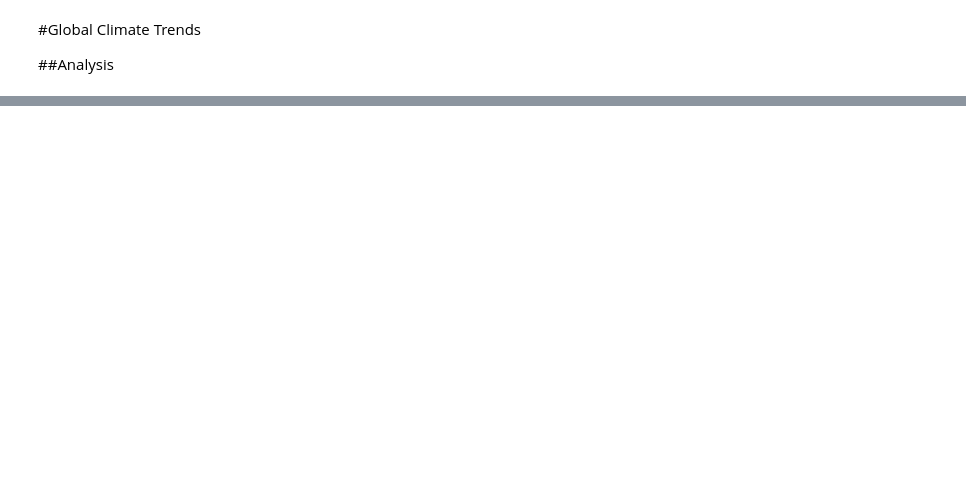
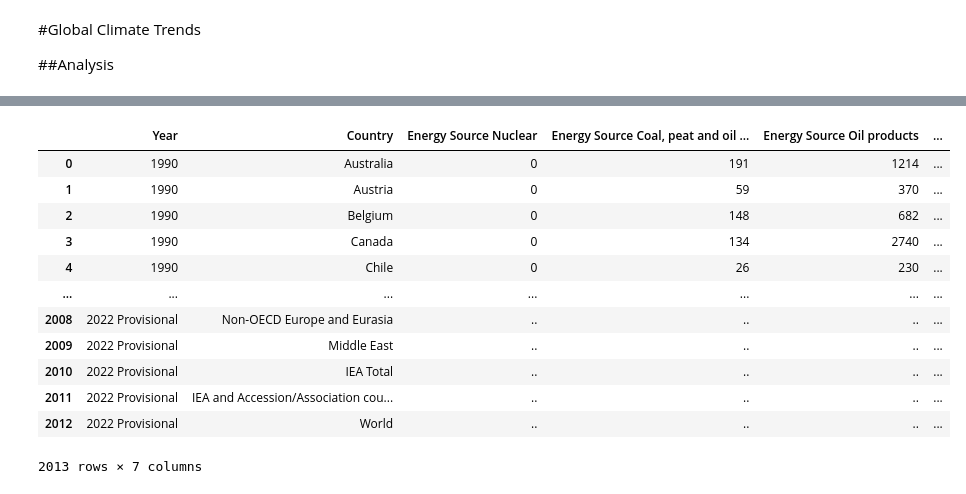
Before and after one commit to maddiebowman/Global_Climate_Change_Trends, a Jupyter notebook: GlobalClimateTrends.ipynb, the cells around one changed output, grey strips where cells are left out. Saved outputs shown, nothing was run; the diff lists cells and outputs as text; code cells hidden in the pictures; blank space fills up the shorter version.

```diff
--- a/GlobalClimateTrends.ipynb
+++ b/GlobalClimateTrends.ipynb
@@ -631,0 +40,12 @@ plt.show()
+# %%
+def merge_dfs(dfs, column_list):
+    # Store the first dataframe as initial value
+    merged_df = dfs[0]
+
+    # Loop over the dataframes starting from the second place in the array - always the 2nd, regardless of the df
+    for df in dfs[1:]:
+        # Merge the dataframes
+        merged_df = pd.merge(merged_df, df, on=column_list, how='outer')
+
+    # Return the merged dataframe
+    return merged_df
@@ -631,0 +93,51 @@ plt.show()
+# %%
+# Create an array to store the dataframes
+df_energy_source_array = []
+
+# Loop over unique values in the column "Product"
+for product in energy_source_df['Product'].unique():
+
+    # Create an array to store the temporary dataframes
+    df_array = []
+
+    # Loop over the columns of the dataframe skipping the first 3 columns
+    for column in energy_source_df.columns[3:]:
+
+        # Filter the dataframe where column "Product" is equal to the product
+        filtered_df = energy_source_df[energy_source_df['Product'] == product]
+
+        # Create a new dataframe with the country and the year
+        temp_df = filtered_df[['Country', column]].copy()
+
+        # Add a new "Year" column to the dataframe
+        temp_df.insert(0, 'Year', column)
+
+        # Rename the value column
+        temp_df.rename(columns={column: f'Energy Source {product}'}, inplace=True)
+
+        # Adding the new dataframe to the array
+        df_array.append(temp_df)
+
+    # Concatenate the dataframes in the array
+    df_merged = pd.concat(df_array, ignore_index=True)
+
+    # Append the dataframe to the final array
+    df_energy_source_array.append(df_merged)
+
+# Merge the dataframes
+merged_energy_source_df = merge_dfs(df_energy_source_array, ['Country', 'Year'])
+merged_energy_source_df
+# %% [output]
+|  | Year | Country | Energy Source Nuclear | Energy Source Coal, peat and oil ... | Energy Source Oil products | ... |
+| 0 | 1990 | Australia | 0 | 191 | 1214 | ... |
+| 1 | 1990 | Austria | 0 | 59 | 370 | ... |
+| 2 | 1990 | Belgium | 0 | 148 | 682 | ... |
+| 3 | 1990 | Canada | 0 | 134 | 2740 | ... |
+| 4 | 1990 | Chile | 0 | 26 | 230 | ... |
+| ... | ... | ... | ... | ... | ... | ... |
+| 2008 | 2022 Provisional | Non-OECD Europe and Eurasia | .. | .. | .. | ... |
+| 2009 | 2022 Provisional | Middle East | .. | .. | .. | ... |
+| 2010 | 2022 Provisional | IEA Total | .. | .. | .. | ... |
+| 2011 | 2022 Provisional | IEA and Accession/Association cou... | .. | .. | .. | ... |
+| 2012 | 2022 Provisional | World | .. | .. | .. | ... |
+2013 rows × 7 columns
```
Also changed, not shown: parts of 40 cells of this notebook, 1 other file.
